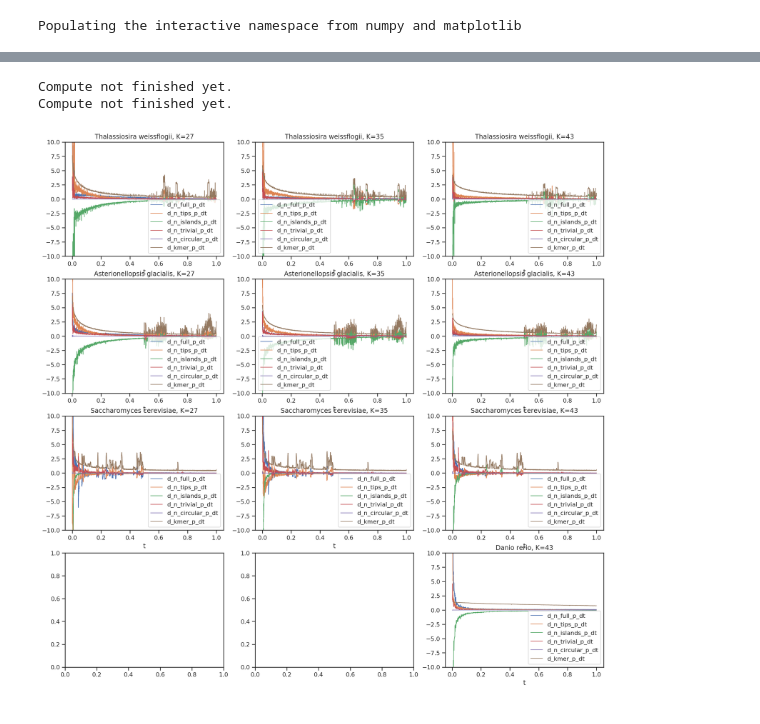
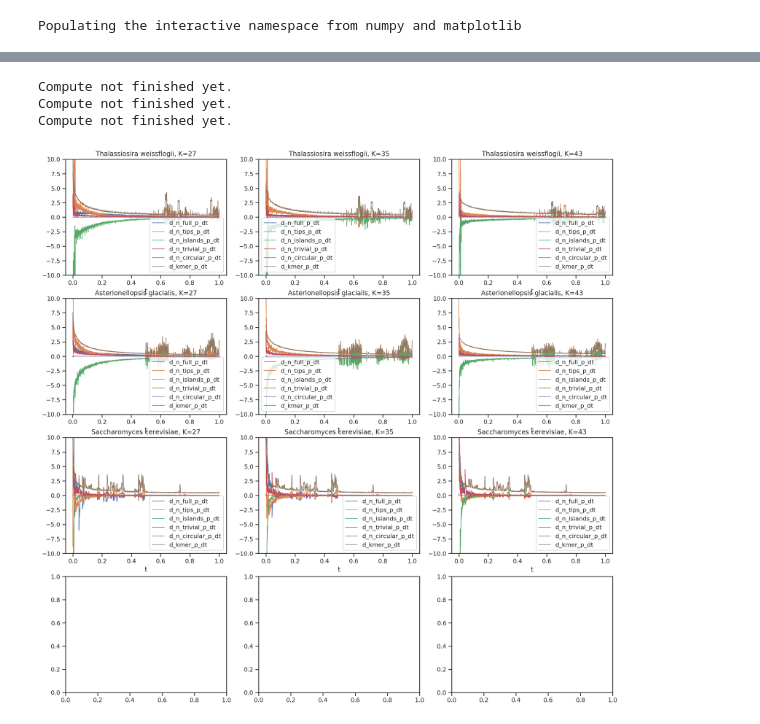
Before and after one commit to camillescott/cdbg-pub-work, a Jupyter notebook: Node_Metrics.ipynb, the cells around one changed output, grey strips where cells are left out. Drawn from its saved outputs; the diff is of its cells as text; code cells hidden in the pictures.

```diff
--- a/Node_Metrics.ipynb
+++ b/Node_Metrics.ipynb
@@ -90,10 +90,10 @@ def plot_frequency(stats_filename, sample_name, ylim=(10,-10), lw=2, logy=False,
 
     return data
 # %%
-with FigureManager(figsize=(18,18), show=True, nrows=len(info['samples']), ncols=len(info['ksizes'])) as (fig, ax):
+with FigureManager(figsize=(18,18), show=True, nrows=len(info['samples']), ncols=3) as (fig, ax):
     for n, sample_name in enumerate(info['samples']):
-        for m, ksize in enumerate(info['ksizes']):
-            directory  = os.path.join('outputs', sample_name)
+        for m, ksize in enumerate(info['samples'][sample_name]['ksizes']):
+            directory  = os.path.join('outputs', sample_name, 'node_metrics')
             stats_file = os.path.join(directory, str(ksize), 'boink.cdbg.stats.csv')
             name       = '{0}, K={1}'.format(' '.join(sample_name.split('_')), ksize)
 
@@ -108,16 +109,17 @@ Compute not finished yet.
 # %%
-with FigureManager(figsize=(18,18), show=True, nrows=len(info['samples']), ncols=len(info['ksizes'])) as (fig, ax):
+with FigureManager(figsize=(18,18), show=True, nrows=len(info['samples']), ncols=3) as (fig, ax):
     for n, sample_name in enumerate(info['samples']):
-        for m, ksize in enumerate(info['ksizes']):
-            directory  = os.path.join('outputs', sample_name)
+        for m, ksize in enumerate(info['samples'][sample_name]['ksizes']):
+            directory  = os.path.join('outputs', sample_name, 'node_metrics')
             stats_file = os.path.join(directory, str(ksize), 'boink.cdbg.stats.csv')
             name       = '{0}, K={1}'.format(' '.join(sample_name.split('_')), ksize)
 
             try:
                 plot_frequency(stats_file, name, lw=1, ax=ax[n][m])
             except FileNotFoundError:
                 print('Compute not finished yet.')
 # %% [output]
 Compute not finished yet.
 Compute not finished yet.
+Compute not finished yet.
-[figure, old version]
+[figure, new version]
```
Also changed, not shown: parts of 1 cell of this notebook, 1 other file.
